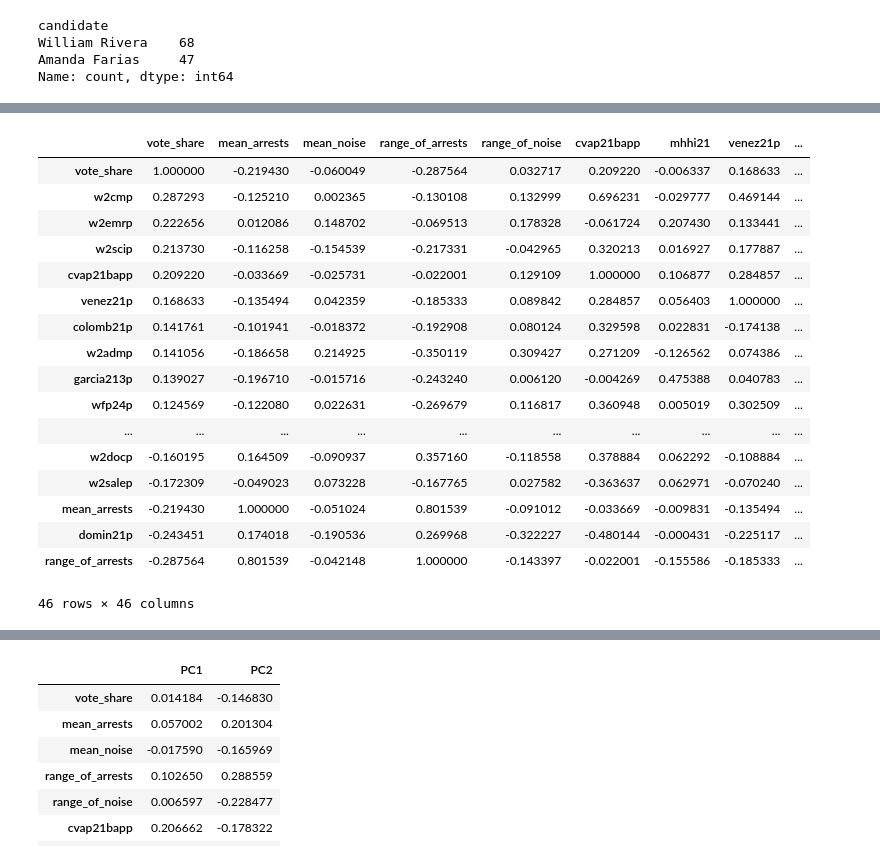
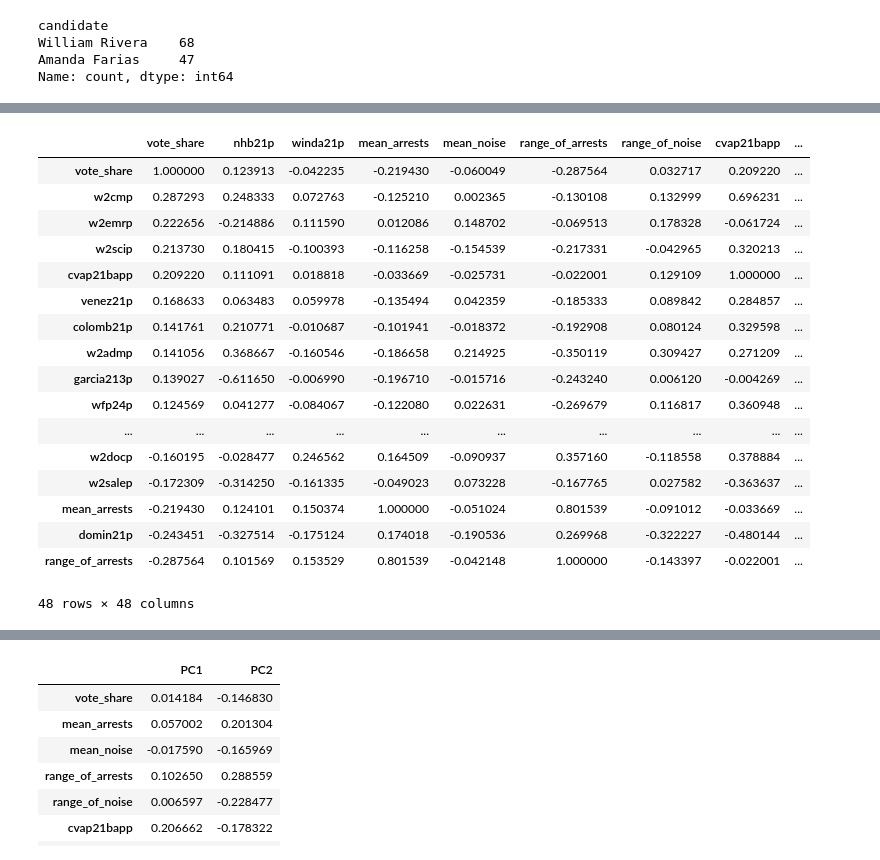
Before and after one commit to SamTGoodson/member_chapters, a Jupyter notebook: notebooks/district_18.ipynb, the cells around one changed output, grey strips where cells are left out. Saved outputs shown, nothing was run; the diff lists cells and outputs as text; code cells hidden in the pictures.

```diff
--- a/notebooks/district_18.ipynb
+++ b/notebooks/district_18.ipynb
@@ -104,4 +121,8 @@ plt.show()
 # %%
 demo_occ = af_full[['vote_share','ed_name','range_of_arrests','range_of_noise','cvap21bapp','mhhi21','venez21p',
                  'prican21p','colomb21p','domin21p','mean_arrests','mean_noise',
-                 'rv21irp','rv21italp','pg20jrbp','pg20djtp','dpp20bs','adams213p','garcia213p','winda21p']].merge(occ_df, left_on='ed_name', right_on='ElectDist', how='left')
+                 'rv21irp','rv21italp','pg20jrbp','pg20djtp','dpp20bs','adams213p','garcia213p','winda21p','nhb21p','h21p']].merge(occ_df, left_on='ed_name', right_on='ElectDist', how='left')
+# %%
+demo_occ = gpd.GeoDataFrame(demo_occ,geometry=demo_occ['geometry'].apply(wkt.loads))
+demo_occ = demo_occ.set_crs(epsg=2263, allow_override=True)
+demo_occ_3857 = demo_occ.to_crs(epsg=3857)
@@ -108,28 +147,28 @@ demo_occ = af_full[['vote_share','ed_name','range_of_arrests','range_of_noise','
 # %%
-cor_cols = ['vote_share','mean_arrests','mean_noise','range_of_arrests','range_of_noise','cvap21bapp','mhhi21','venez21p',
+cor_cols = ['vote_share','nhb21p','winda21p','mean_arrests','mean_noise','range_of_arrests','range_of_noise','cvap21bapp','mhhi21','venez21p',
                  'prican21p','colomb21p','domin21p','djt24p', 'wfp24p',
                  'rv21irp','rv21italp','pg20jrbp','pg20djtp','dpp20bs','adams213p','garcia213p','winda21p'] + wp_cols
 corr_matrix = demo_occ[cor_cols].corr()
 corr_matrix.sort_values('vote_share', ascending=False)
 # %% [output]
-|  | vote_share | mean_arrests | mean_noise | range_of_arrests | range_of_noise | cvap21bapp | mhhi21 | venez21p | ... |
-| vote_share | 1.000000 | -0.219430 | -0.060049 | -0.287564 | 0.032717 | 0.209220 | -0.006337 | 0.168633 | ... |
-| w2cmp | 0.287293 | -0.125210 | 0.002365 | -0.130108 | 0.132999 | 0.696231 | -0.029777 | 0.469144 | ... |
-| w2emrp | 0.222656 | 0.012086 | 0.148702 | -0.069513 | 0.178328 | -0.061724 | 0.207430 | 0.133441 | ... |
-| w2scip | 0.213730 | -0.116258 | -0.154539 | -0.217331 | -0.042965 | 0.320213 | 0.016927 | 0.177887 | ... |
-| cvap21bapp | 0.209220 | -0.033669 | -0.025731 | -0.022001 | 0.129109 | 1.000000 | 0.106877 | 0.284857 | ... |
-| venez21p | 0.168633 | -0.135494 | 0.042359 | -0.185333 | 0.089842 | 0.284857 | 0.056403 | 1.000000 | ... |
-| colomb21p | 0.141761 | -0.101941 | -0.018372 | -0.192908 | 0.080124 | 0.329598 | 0.022831 | -0.174138 | ... |
-| w2admp | 0.141056 | -0.186658 | 0.214925 | -0.350119 | 0.309427 | 0.271209 | -0.126562 | 0.074386 | ... |
-| garcia213p | 0.139027 | -0.196710 | -0.015716 | -0.243240 | 0.006120 | -0.004269 | 0.475388 | 0.040783 | ... |
-| wfp24p | 0.124569 | -0.122080 | 0.022631 | -0.269679 | 0.116817 | 0.360948 | 0.005019 | 0.302509 | ... |
+|  | vote_share | nhb21p | winda21p | mean_arrests | mean_noise | range_of_arrests | range_of_noise | cvap21bapp | ... |
+| vote_share | 1.000000 | 0.123913 | -0.042235 | -0.219430 | -0.060049 | -0.287564 | 0.032717 | 0.209220 | ... |
+| w2cmp | 0.287293 | 0.248333 | 0.072763 | -0.125210 | 0.002365 | -0.130108 | 0.132999 | 0.696231 | ... |
+| w2emrp | 0.222656 | -0.214886 | 0.111590 | 0.012086 | 0.148702 | -0.069513 | 0.178328 | -0.061724 | ... |
+| w2scip | 0.213730 | 0.180415 | -0.100393 | -0.116258 | -0.154539 | -0.217331 | -0.042965 | 0.320213 | ... |
+| cvap21bapp | 0.209220 | 0.111091 | 0.018818 | -0.033669 | -0.025731 | -0.022001 | 0.129109 | 1.000000 | ... |
+| venez21p | 0.168633 | 0.063483 | 0.059978 | -0.135494 | 0.042359 | -0.185333 | 0.089842 | 0.284857 | ... |
+| colomb21p | 0.141761 | 0.210771 | -0.010687 | -0.101941 | -0.018372 | -0.192908 | 0.080124 | 0.329598 | ... |
+| w2admp | 0.141056 | 0.368667 | -0.160546 | -0.186658 | 0.214925 | -0.350119 | 0.309427 | 0.271209 | ... |
+| garcia213p | 0.139027 | -0.611650 | -0.006990 | -0.196710 | -0.015716 | -0.243240 | 0.006120 | -0.004269 | ... |
+| wfp24p | 0.124569 | 0.041277 | -0.084067 | -0.122080 | 0.022631 | -0.269679 | 0.116817 | 0.360948 | ... |
 | ... | ... | ... | ... | ... | ... | ... | ... | ... | ... |
-| w2docp | -0.160195 | 0.164509 | -0.090937 | 0.357160 | -0.118558 | 0.378884 | 0.062292 | -0.108884 | ... |
-| w2salep | -0.172309 | -0.049023 | 0.073228 | -0.167765 | 0.027582 | -0.363637 | 0.062971 | -0.070240 | ... |
-| mean_arrests | -0.219430 | 1.000000 | -0.051024 | 0.801539 | -0.091012 | -0.033669 | -0.009831 | -0.135494 | ... |
-| domin21p | -0.243451 | 0.174018 | -0.190536 | 0.269968 | -0.322227 | -0.480144 | -0.000431 | -0.225117 | ... |
-| range_of_arrests | -0.287564 | 0.801539 | -0.042148 | 1.000000 | -0.143397 | -0.022001 | -0.155586 | -0.185333 | ... |
+| w2docp | -0.160195 | -0.028477 | 0.246562 | 0.164509 | -0.090937 | 0.357160 | -0.118558 | 0.378884 | ... |
+| w2salep | -0.172309 | -0.314250 | -0.161335 | -0.049023 | 0.073228 | -0.167765 | 0.027582 | -0.363637 | ... |
+| mean_arrests | -0.219430 | 0.124101 | 0.150374 | 1.000000 | -0.051024 | 0.801539 | -0.091012 | -0.033669 | ... |
+| domin21p | -0.243451 | -0.327514 | -0.175124 | 0.174018 | -0.190536 | 0.269968 | -0.322227 | -0.480144 | ... |
+| range_of_arrests | -0.287564 | 0.101569 | 0.153529 | 0.801539 | -0.042148 | 1.000000 | -0.143397 | -0.022001 | ... |
-46 rows × 46 columns
+48 rows × 48 columns
 # %%
 demo_occ['log_mhhi21'] = np.log(demo_occ['mhhi21'])
 # %%
```
Also changed, not shown: parts of 7 cells of this notebook, 9 other files.
